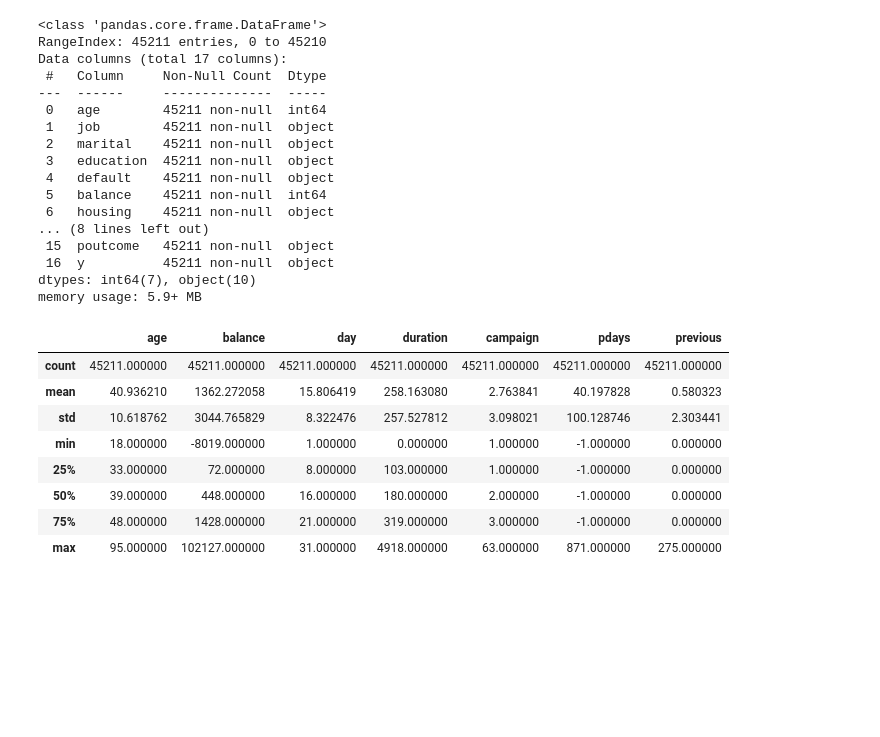
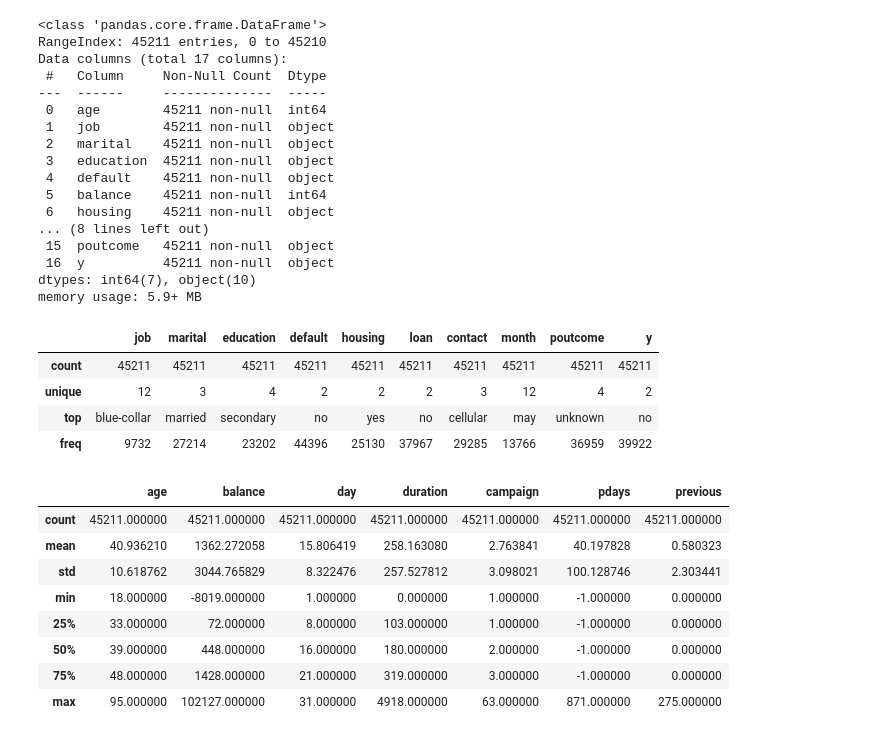
Before and after one commit to Gbolahan43/MLZoomcamp, a Jupyter notebook: Assigments/week 3/MLZoomcamp Homework 3.ipynb, the cells around one changed output. Saved outputs shown, nothing was run; the diff lists cells and outputs as text; code cells hidden in the pictures; blank space fills up the shorter version.

```diff
--- a/Assigments/week 3/MLZoomcamp Homework 3.ipynb
+++ b/Assigments/week 3/MLZoomcamp Homework 3.ipynb
@@ -61,4 +64,12 @@ Data columns (total 17 columns):
  16  y          45211 non-null  object
 dtypes: int64(7), object(10)
 memory usage: 5.9+ MB
+# %%
+df.describe(include=["O"])
+# %% [output]
+|  | job | marital | education | default | housing | loan | contact | month | poutcome | y |
+| count | 45211 | 45211 | 45211 | 45211 | 45211 | 45211 | 45211 | 45211 | 45211 | 45211 |
+| unique | 12 | 3 | 4 | 2 | 2 | 2 | 3 | 12 | 4 | 2 |
+| top | blue-collar | married | secondary | no | yes | no | cellular | may | unknown | no |
+| freq | 9732 | 27214 | 23202 | 44396 | 25130 | 37967 | 29285 | 13766 | 36959 | 39922 |
 # %%
```
Also changed, not shown: parts of 16 cells of this notebook.
